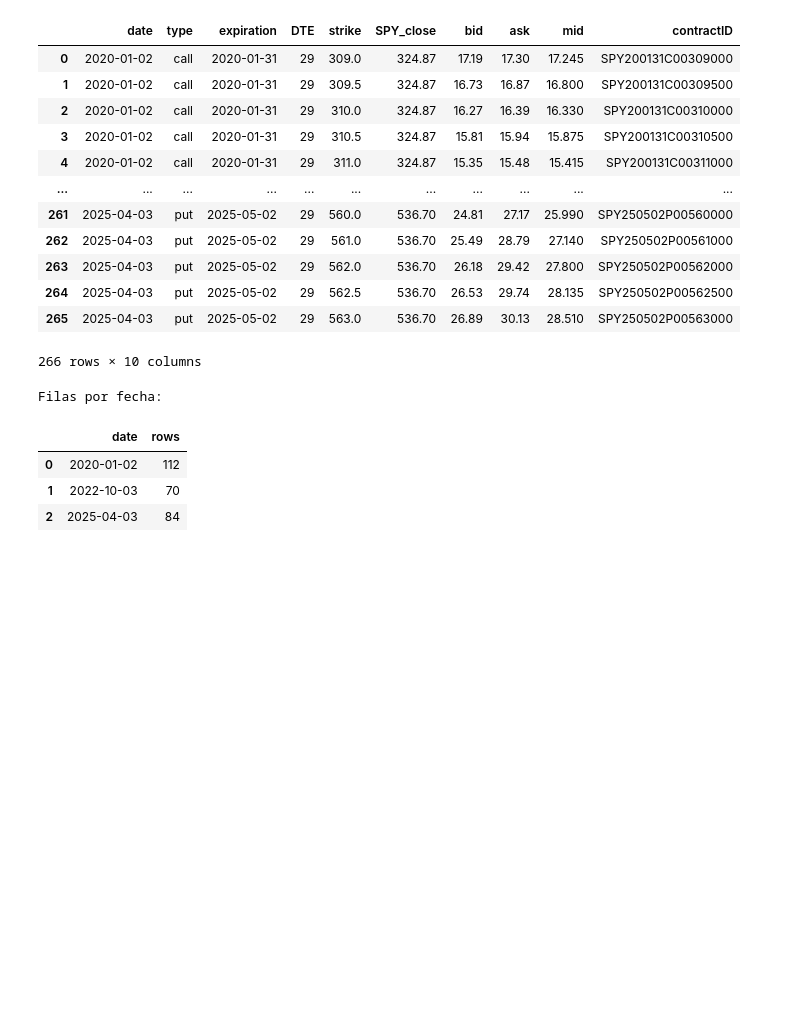
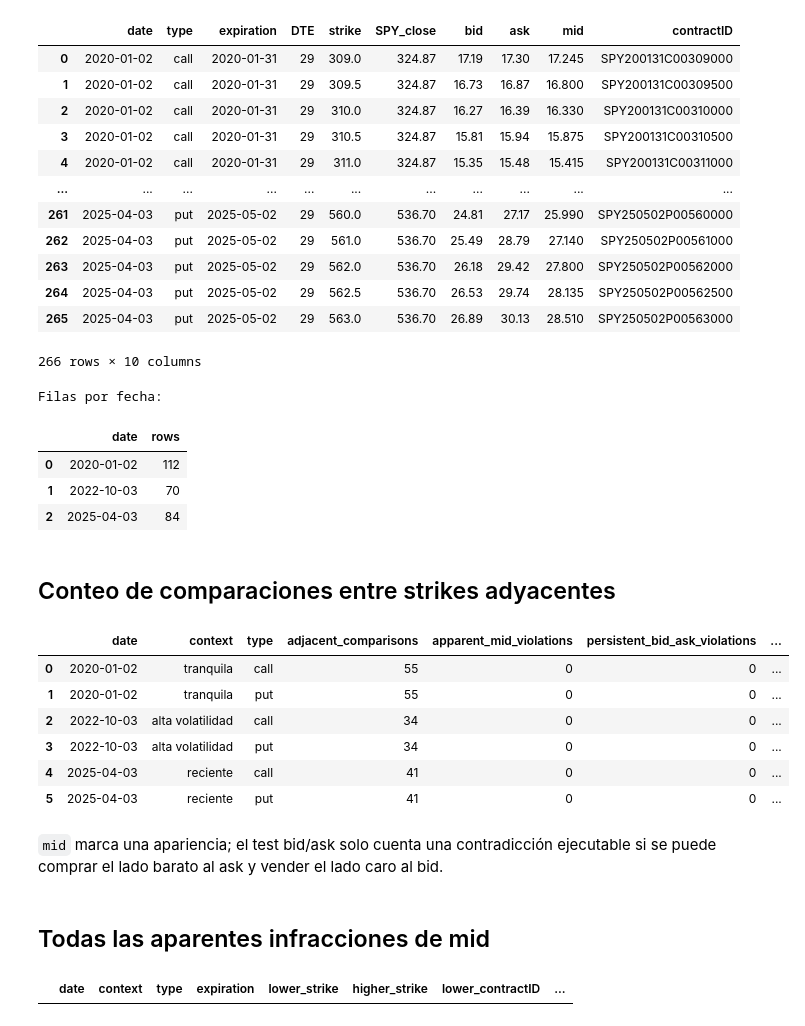
Before and after one commit to ADRIANVM117/quant-research-notes, a Jupyter notebook: opciones_notas/ejercicios/calidad_de_cotizaciones_y_relaciones_entre_strikes.ipynb, the cells around one changed output. Saved outputs shown, nothing was run; the diff lists cells and outputs as text; code cells hidden in the pictures; blank space fills up the shorter version.

Commit message:
ejercicio resuelto

```diff
--- a/opciones_notas/ejercicios/calidad_de_cotizaciones_y_relaciones_entre_strikes.ipynb
+++ b/opciones_notas/ejercicios/calidad_de_cotizaciones_y_relaciones_entre_strikes.ipynb
@@ -139,3 +139,82 @@ Filas por fecha:
 | 0 | 2020-01-02 | 112 |
 | 1 | 2022-10-03 | 70 |
 | 2 | 2025-04-03 | 84 |
+# %%
+# Criterio del ejercicio: se comparan strikes ADYACENTES dentro de la misma fecha, tipo y vencimiento.
+# Call: al subir K, el precio no debe subir. Put: al subir K, el precio no debe bajar.
+# Una aparente infracción de mid persiste con cotizaciones ejecutables solo si:
+#   call: bid(K_alto) > ask(K_bajo);   put: bid(K_bajo) > ask(K_alto).
+from IPython.display import Markdown
+import numpy as np
+
+exercise_labels = {
+    '2020-01-02': 'tranquila',
+    '2022-10-03': 'alta volatilidad',
+    '2025-04-03': 'reciente',
+}
+quotes_for_check = options_work.copy()
+quotes_for_check['bid_num'] = pd.to_numeric(quotes_for_check['bid'], errors='coerce')
+quotes_for_check['ask_num'] = pd.to_numeric(quotes_for_check['ask'], errors='coerce')
+quotes_for_check['mid_num'] = pd.to_numeric(quotes_for_check['mid'], errors='coerce')
+
+comparisons = []
+for (chain_date, option_type, expiration), group in quotes_for_check.groupby(['date', 'type', 'expiration'], sort=True):
+    group = group.sort_values(['strike', 'contractID']).reset_index(drop=True)
+    if group['strike'].duplicated().any():
+        duplicate_strikes = group.loc[group['strike'].duplicated(keep=False), ['strike', 'contractID']].to_dict('records')
+        raise RuntimeError(f'Hay más de un contrato del mismo tipo/strike para {chain_date}, {option_type}, {expiration}: {duplicate_strikes}')
+    for i in range(len(group) - 1):
+        low, high = group.iloc[i], group.iloc[i + 1]
+        numeric = np.isfinite([low.bid_num, low.ask_num, low.mid_num, high.bid_num, high.ask_num, high.mid_num]).all()
+        row = {
+            'date': chain_date, 'context': exercise_labels.get(chain_date, ''), 'type': option_type, 'expiration': expiration,
+            'lower_strike': low.strike, 'higher_strike': high.strike,
+            'lower_contractID': low.contractID, 'higher_contractID': high.contractID,
+            'lower_bid': low.bid, 'lower_ask': low.ask, 'lower_mid': low.mid,
+            'higher_bid': high.bid, 'higher_ask': high.ask, 'higher_mid': high.mid,
+            'numeric_quotes_available': numeric,
+        }
+        if not numeric:
+            row.update({'mid_violation': pd.NA, 'bid_ask_violation': pd.NA, 'classification': 'no_comparable_numeric_quote'})
+        elif option_type == 'call':
+            mid_violation = high.mid_num > low.mid_num
+            bid_ask_violation = high.bid_num > low.ask_num
+            row.update({'mid_violation': mid_violation, 'bid_ask_violation': bid_ask_violation,
+                        'classification': 'persists_bid_ask' if mid_violation and bid_ask_violation else 'disappears_bid_ask' if mid_violation else 'monotone_mid'})
+        else:
+            mid_violation = high.mid_num < low.mid_num
+            bid_ask_violation = low.bid_num > high.ask_num
+            row.update({'mid_violation': mid_violation, 'bid_ask_violation': bid_ask_violation,
+                        'classification': 'persists_bid_ask' if mid_violation and bid_ask_violation else 'disappears_bid_ask' if mid_violation else 'monotone_mid'})
+        comparisons.append(row)
+
+strike_checks = pd.DataFrame(comparisons)
+summary_by_date_type = (strike_checks.assign(
+    mid_violation_num=strike_checks['mid_violation'].fillna(False).astype(int),
+    bid_ask_violation_num=strike_checks['bid_ask_violation'].fillna(False).astype(int),
+).groupby(['date', 'context', 'type'], as_index=False).agg(
+    adjacent_comparisons=('lower_strike', 'size'),
+    apparent_mid_violations=('mid_violation_num', 'sum'),
+    persistent_bid_ask_violations=('bid_ask_violation_num', 'sum'),
+    unavailable_numeric_comparisons=('numeric_quotes_available', lambda value: (~value).sum()),
+))
+summary_by_date_type['disappear_with_bid_ask'] = summary_by_date_type['apparent_mid_violations'] - summary_by_date_type['persistent_bid_ask_violations']
+
+display(Markdown('## Conteo de comparaciones entre strikes adyacentes'))
+display(summary_by_date_type)
+display(Markdown('`mid` marca una apariencia; el test bid/ask solo cuenta una contradicción ejecutable si se puede comprar el lado barato al ask y vender el lado caro al bid.'))
+apparent_cases = strike_checks.loc[strike_checks['mid_violation'].fillna(False)].copy()
+display(Markdown('## Todas las aparentes infracciones de mid'))
+display(apparent_cases)
+# %% [output]
+## Conteo de comparaciones entre strikes adyacentes
+|  | date | context | type | adjacent_comparisons | apparent_mid_violations | persistent_bid_ask_violations | ... |
+| 0 | 2020-01-02 | tranquila | call | 55 | 0 | 0 | ... |
+| 1 | 2020-01-02 | tranquila | put | 55 | 0 | 0 | ... |
+| 2 | 2022-10-03 | alta volatilidad | call | 34 | 0 | 0 | ... |
+| 3 | 2022-10-03 | alta volatilidad | put | 34 | 0 | 0 | ... |
+| 4 | 2025-04-03 | reciente | call | 41 | 0 | 0 | ... |
+| 5 | 2025-04-03 | reciente | put | 41 | 0 | 0 | ... |
+`mid` marca una apariencia; el test bid/ask solo cuenta una contradicción ejecutable si se puede comprar el lado barato al ask y vender el lado caro al bid.
+## Todas las aparentes infracciones de mid
+|  | date | context | type | expiration | lower_strike | higher_strike | lower_contractID | ... |
```
Also changed, not shown: parts of 1 cell of this notebook.
